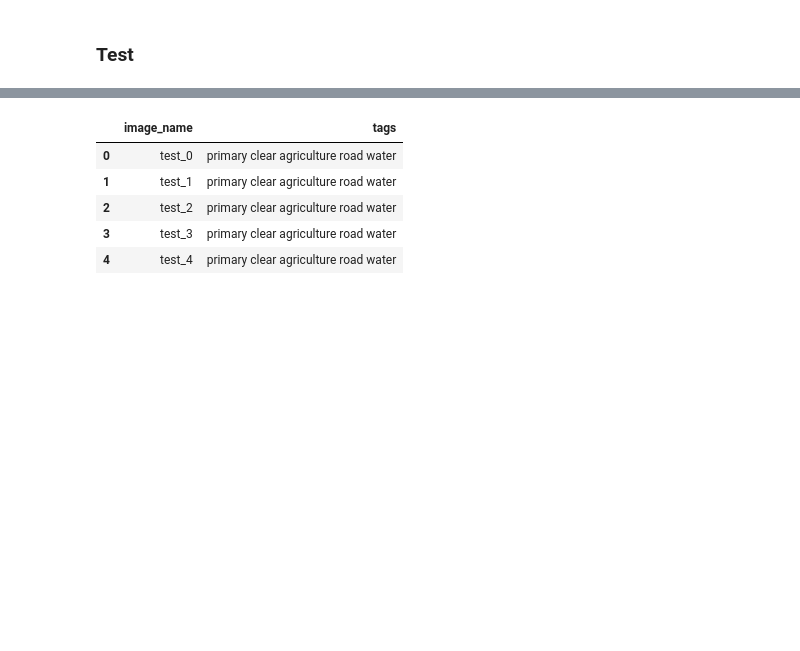
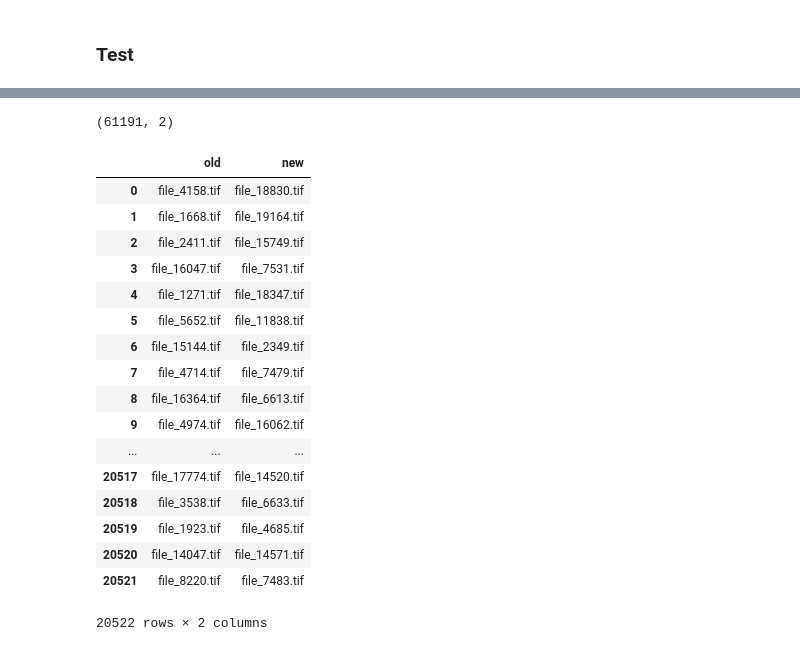
Before and after one commit to ademyanchuk/course-v3, a Jupyter notebook: nbs/dl1/lesson2-planet-dai.ipynb, the cells around one changed output, grey strips where cells are left out. Drawn from its saved outputs; the diff is of its cells as text; code cells hidden in the pictures; blank space fills up the shorter version.

Commit message:
make a full pipeline but has some issues with data (test length mismatch)

```diff
--- a/nbs/dl1/lesson2-planet-dai.ipynb
+++ b/nbs/dl1/lesson2-planet-dai.ipynb
@@ -338,11 +306,29 @@ path.ls()
 # %%
 subm_df = pd.read_csv(path/'sample_submission_v2.csv')
 # %%
-subm_df.head()
+subm_df.shape
 # %% [output]
-|  | image_name | tags |
-| 0 | test_0 | primary clear agriculture road water |
-| 1 | test_1 | primary clear agriculture road water |
-| 2 | test_2 | primary clear agriculture road water |
-| 3 | test_3 | primary clear agriculture road water |
-| 4 | test_4 | primary clear agriculture road water |
+(61191, 2)
+# %%
+mappings_df = pd.read_csv(path/'test_v2_file_mapping.csv')
+# %%
+mappings_df
+# %% [output]
+|  | old | new |
+| 0 | file_4158.tif | file_18830.tif |
+| 1 | file_1668.tif | file_19164.tif |
+| 2 | file_2411.tif | file_15749.tif |
+| 3 | file_16047.tif | file_7531.tif |
+| 4 | file_1271.tif | file_18347.tif |
+| 5 | file_5652.tif | file_11838.tif |
+| 6 | file_15144.tif | file_2349.tif |
+| 7 | file_4714.tif | file_7479.tif |
+| 8 | file_16364.tif | file_6613.tif |
+| 9 | file_4974.tif | file_16062.tif |
+| ... | ... | ... |
+| 20517 | file_17774.tif | file_14520.tif |
+| 20518 | file_3538.tif | file_6633.tif |
+| 20519 | file_1923.tif | file_4685.tif |
+| 20520 | file_14047.tif | file_14571.tif |
+| 20521 | file_8220.tif | file_7483.tif |
+20522 rows × 2 columns
```
Also changed, not shown: parts of 21 cells of this notebook.
